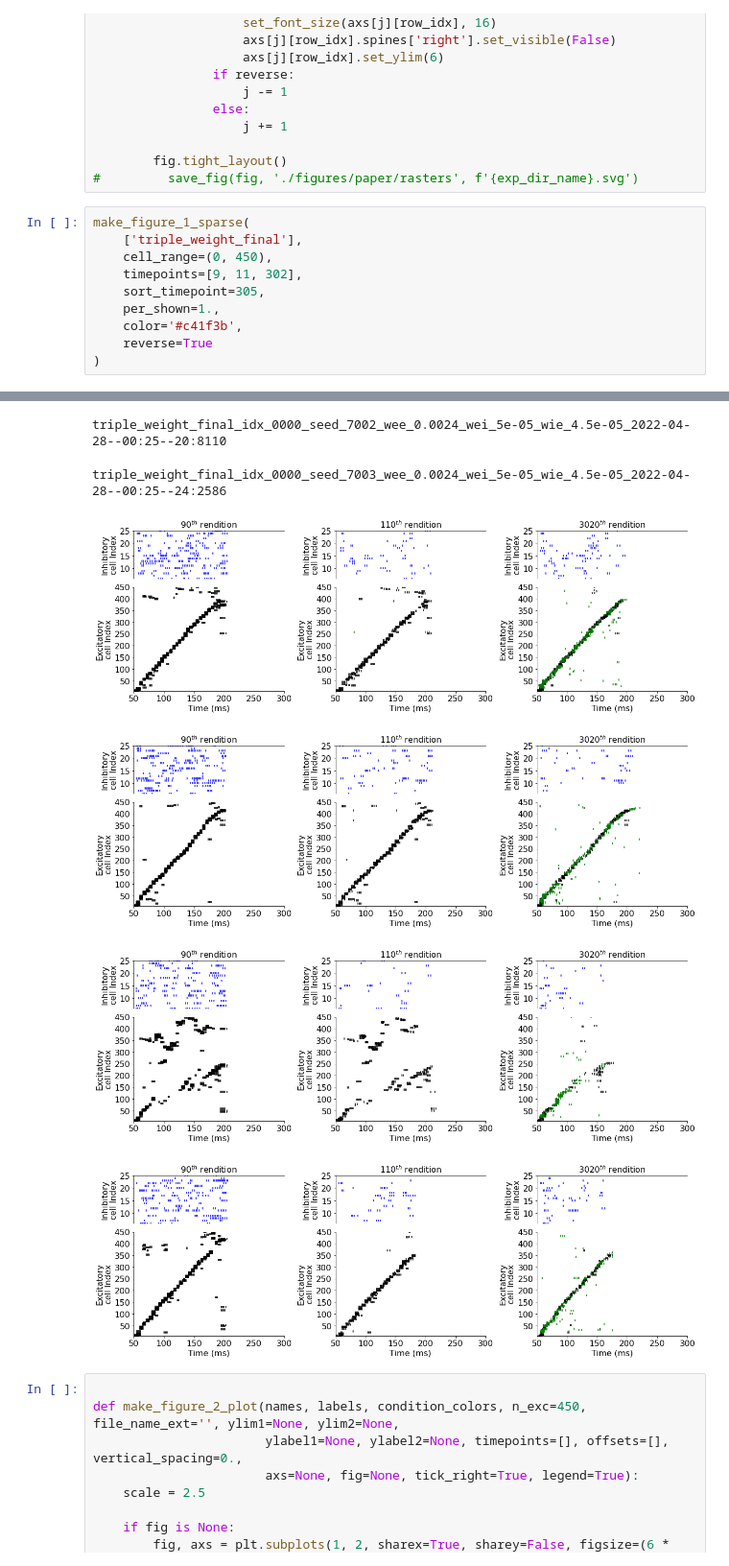
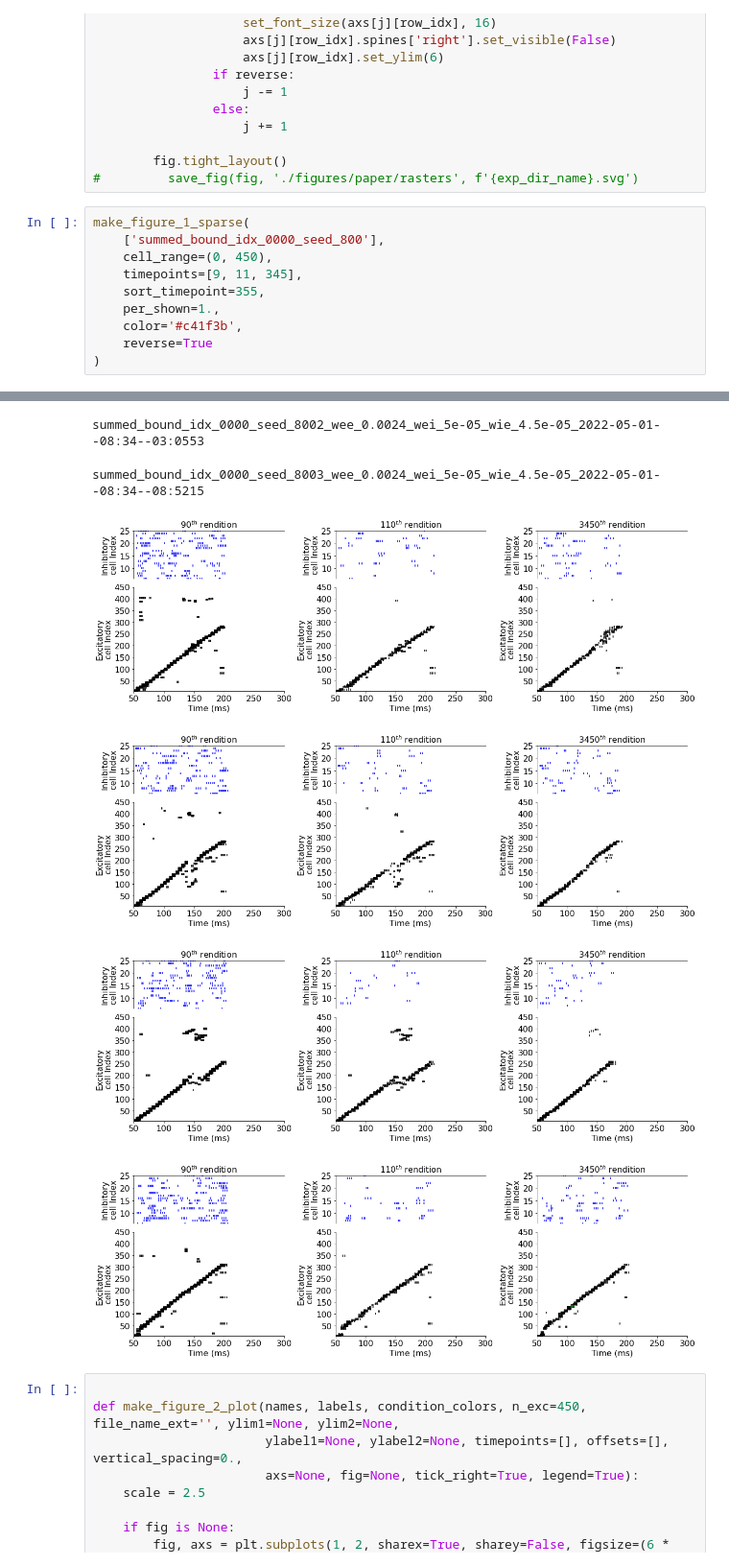
Before and after one commit to davidgbe/synfire_chain_growth, a Jupyter notebook: resilience_project_22_04_13/neurogenesis_+_heterosynaptic_comp_22_04_13/firing_rate_bound_neurogenesis_22_04_20/nb.ipynb, the cells around one changed output, grey strips where cells are left out. Shown: that part at 96% size. Saved outputs shown, nothing was run; the diff lists cells and outputs as text.

```diff
--- a/resilience_project_22_04_13/neurogenesis_+_heterosynaptic_comp_22_04_13/firing_rate_bound_neurogenesis_22_04_20/nb.ipynb
+++ b/resilience_project_22_04_13/neurogenesis_+_heterosynaptic_comp_22_04_13/firing_rate_bound_neurogenesis_22_04_20/nb.ipynb
@@ -293,10 +293,10 @@ def make_figure_1_sparse(name, cell_range=(0, 900), per_shown=1., layer_size=10,
 #         save_fig(fig, './figures/paper/rasters', f'{exp_dir_name}.svg')
 # %%
 make_figure_1_sparse(
-    ['triple_weight_final'],
+    ['summed_bound_idx_0000_seed_800'],
     cell_range=(0, 450),
-    timepoints=[9, 11, 302],
-    sort_timepoint=305,
+    timepoints=[9, 11, 345],
+    sort_timepoint=355,
     per_shown=1.,
     color='#c41f3b',
     reverse=True
@@ -307,9 +307,9 @@ triple_weight_final_idx_0000_seed_7001_wee_0.0024_wei_5e-05_wie_4.5e-05_2022-04-
-triple_weight_final_idx_0000_seed_7002_wee_0.0024_wei_5e-05_wie_4.5e-05_2022-04-28--00:25--20:8110
+summed_bound_idx_0000_seed_8002_wee_0.0024_wei_5e-05_wie_4.5e-05_2022-05-01--08:34--03:0553
-triple_weight_final_idx_0000_seed_7003_wee_0.0024_wei_5e-05_wie_4.5e-05_2022-04-28--00:25--24:2586
+summed_bound_idx_0000_seed_8003_wee_0.0024_wei_5e-05_wie_4.5e-05_2022-05-01--08:34--08:5215
-[figure, old version]
+[figure, new version]
-[figure, old version]
+[figure, new version]
-[figure, old version]
+[figure, new version]
-[figure, old version]
+[figure, new version]
 # %%
 
 def make_figure_2_plot(names, labels, condition_colors, n_exc=450, file_name_ext='', ylim1=None, ylim2=None,
```
Also changed, not shown: parts of 2 cells of this notebook, 2 other files.
